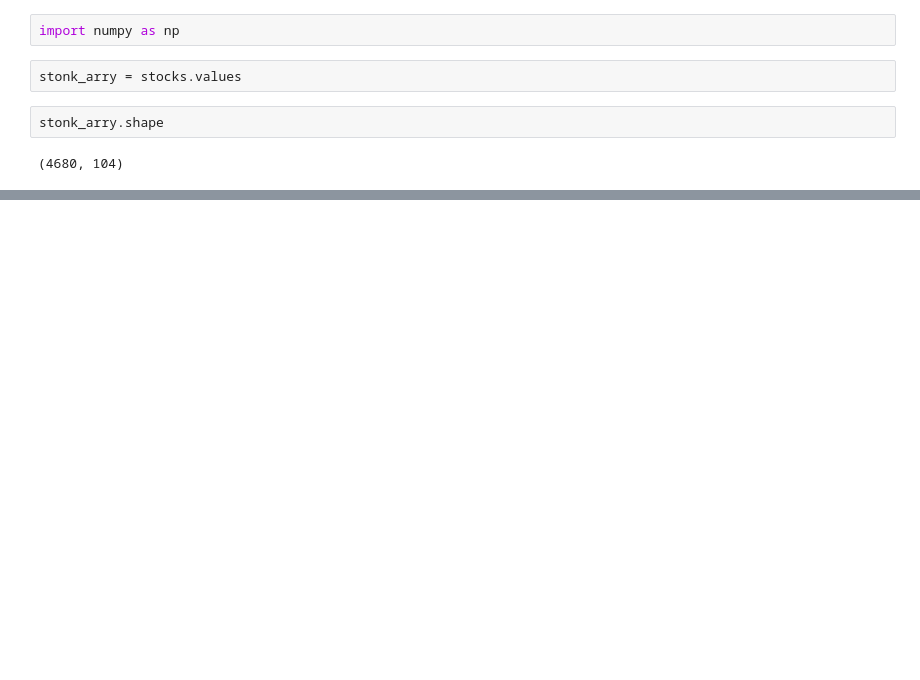
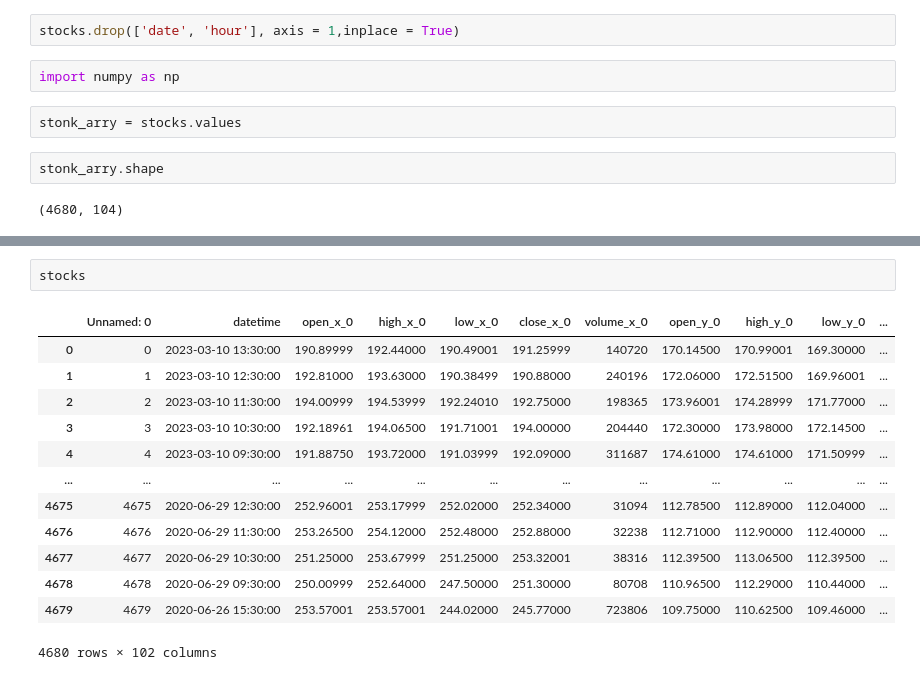
Before and after one commit to makibrte/finance-team, a Jupyter notebook: notebooks/alexNote.ipynb, the cells around one changed output, grey strips where cells are left out. Drawn from its saved outputs; the diff is of its cells as text; blank space fills up the shorter version.

```diff
--- a/notebooks/alexNote.ipynb
+++ b/notebooks/alexNote.ipynb
@@ -558,3 +524,5 @@ stocks = pd.read_csv('../Data/stocks/stocks_csv/stocks.csv')
+# %%
+stocks.drop(['date', 'hour'], axis = 1,inplace = True)
 # %%
 import numpy as np
 # %%
@@ -565,0 +566,16 @@ stonk_arry.shape
+# %%
+stocks
+# %% [output]
+|  | Unnamed: 0 | datetime | open_x_0 | high_x_0 | low_x_0 | close_x_0 | volume_x_0 | open_y_0 | high_y_0 | low_y_0 | ... |
+| 0 | 0 | 2023-03-10 13:30:00 | 190.89999 | 192.44000 | 190.49001 | 191.25999 | 140720 | 170.14500 | 170.99001 | 169.30000 | ... |
+| 1 | 1 | 2023-03-10 12:30:00 | 192.81000 | 193.63000 | 190.38499 | 190.88000 | 240196 | 172.06000 | 172.51500 | 169.96001 | ... |
+| 2 | 2 | 2023-03-10 11:30:00 | 194.00999 | 194.53999 | 192.24010 | 192.75000 | 198365 | 173.96001 | 174.28999 | 171.77000 | ... |
+| 3 | 3 | 2023-03-10 10:30:00 | 192.18961 | 194.06500 | 191.71001 | 194.00000 | 204440 | 172.30000 | 173.98000 | 172.14500 | ... |
+| 4 | 4 | 2023-03-10 09:30:00 | 191.88750 | 193.72000 | 191.03999 | 192.09000 | 311687 | 174.61000 | 174.61000 | 171.50999 | ... |
+| ... | ... | ... | ... | ... | ... | ... | ... | ... | ... | ... | ... |
+| 4675 | 4675 | 2020-06-29 12:30:00 | 252.96001 | 253.17999 | 252.02000 | 252.34000 | 31094 | 112.78500 | 112.89000 | 112.04000 | ... |
+| 4676 | 4676 | 2020-06-29 11:30:00 | 253.26500 | 254.12000 | 252.48000 | 252.88000 | 32238 | 112.71000 | 112.90000 | 112.40000 | ... |
+| 4677 | 4677 | 2020-06-29 10:30:00 | 251.25000 | 253.67999 | 251.25000 | 253.32001 | 38316 | 112.39500 | 113.06500 | 112.39500 | ... |
+| 4678 | 4678 | 2020-06-29 09:30:00 | 250.00999 | 252.64000 | 247.50000 | 251.30000 | 80708 | 110.96500 | 112.29000 | 110.44000 | ... |
+| 4679 | 4679 | 2020-06-26 15:30:00 | 253.57001 | 253.57001 | 244.02000 | 245.77000 | 723806 | 109.75000 | 110.62500 | 109.46000 | ... |
+4680 rows × 102 columns
```
Also changed, not shown: parts of 18 cells of this notebook, 1 other file.
